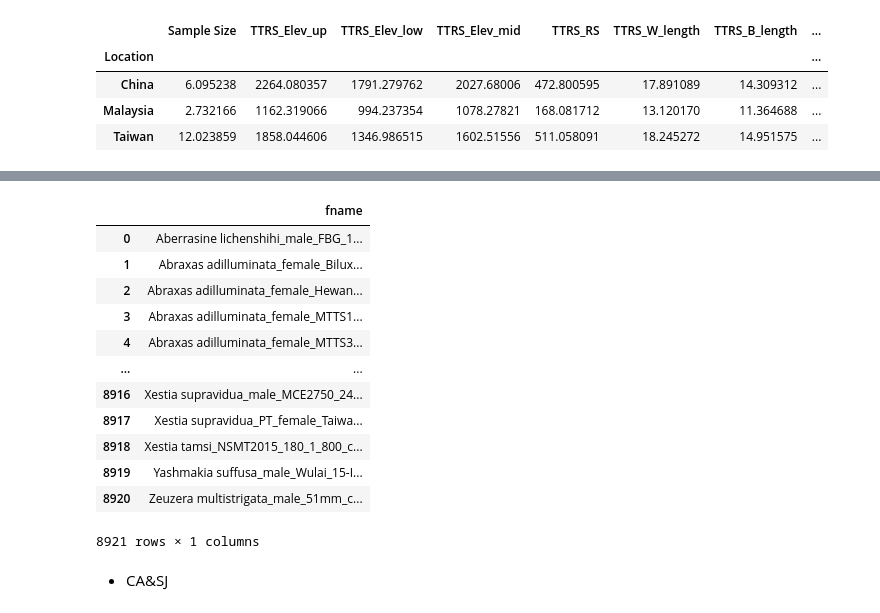
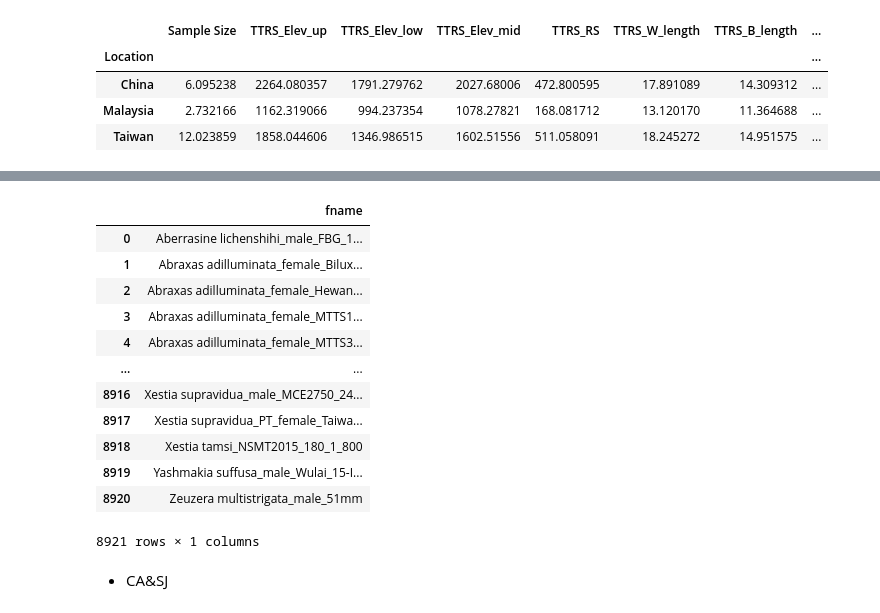
Before and after one commit to YunghuiHsu/Moth_Project, a Jupyter notebook: Moth_thermal/data/meta_thermal_rangesize/get_meta.ipynb, the cells around one changed output, grey strips where cells are left out. Cells and saved outputs as stored; diff of their text form; code cells hidden in the pictures.

```diff
--- a/Moth_thermal/data/meta_thermal_rangesize/get_meta.ipynb
+++ b/Moth_thermal/data/meta_thermal_rangesize/get_meta.ipynb
@@ -286,20 +315,20 @@ df_imgs
 # %%
-df_origin = pd.read_csv('origin.csv',sep='\t', header=None,  names=['fname'])
-df_origin['fname'] = df_origin.fname.str.replace('.png', '')
+df_origin = pd.read_csv('data/origin.csv',sep='\t', header=None,  names=['fname'])
+df_origin['fname'] = df_origin.fname.str.replace('_cropped.png', '')
 df_origin
 # %% [output]
 |  | fname |
 | 0 | Aberrasine lichenshihi_male_FBG_1... |
 | 1 | Abraxas adilluminata_female_Bilux... |
 | 2 | Abraxas adilluminata_female_Hewan... |
 | 3 | Abraxas adilluminata_female_MTTS1... |
 | 4 | Abraxas adilluminata_female_MTTS3... |
 | ... | ... |
 | 8916 | Xestia supravidua_male_MCE2750_24... |
 | 8917 | Xestia supravidua_PT_female_Taiwa... |
-| 8918 | Xestia tamsi_NSMT2015_180_1_800_c... |
+| 8918 | Xestia tamsi_NSMT2015_180_1_800 |
 | 8919 | Yashmakia suffusa_male_Wulai_15-I... |
-| 8920 | Zeuzera multistrigata_male_51mm_c... |
+| 8920 | Zeuzera multistrigata_male_51mm |
 8921 rows × 1 columns
 # %% [markdown]
 - CA&SJ
```
Also changed, not shown: parts of 36 cells of this notebook.
